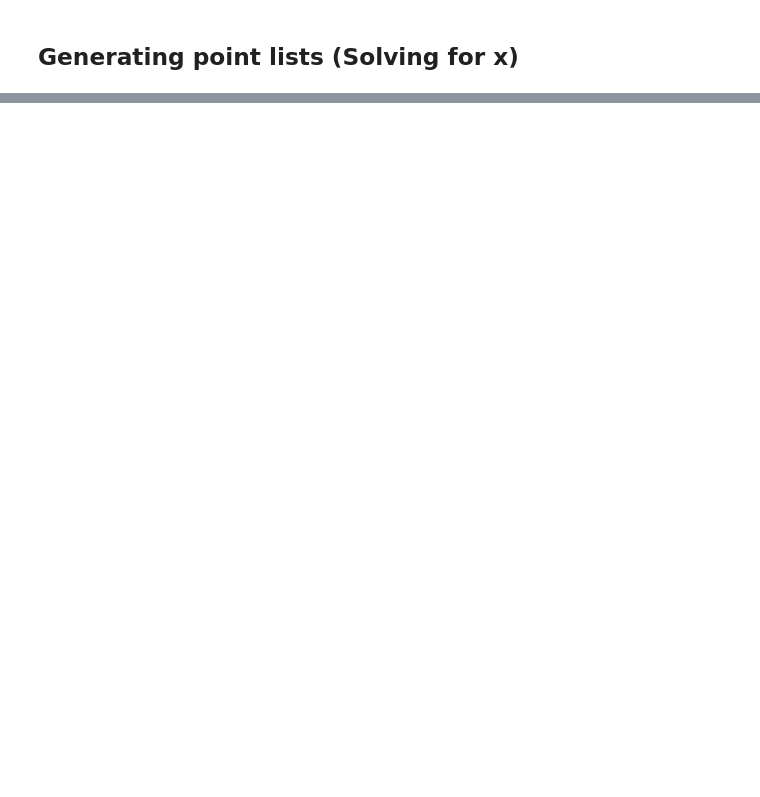
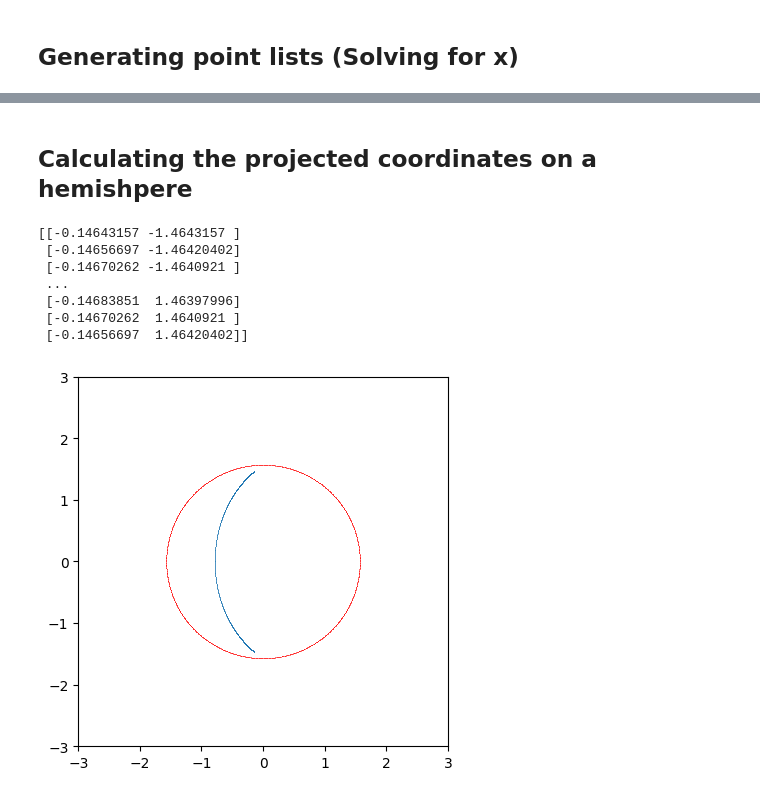
Before and after one commit to mirtorande/cubic-curve-projective-closure, a Jupyter notebook: ExperimentationStation.ipynb, the cells around one changed output, grey strips where cells are left out. Saved outputs shown, nothing was run; the diff lists cells and outputs as text; code cells hidden in the pictures; blank space fills up the shorter version.

```diff
--- a/ExperimentationStation.ipynb
+++ b/ExperimentationStation.ipynb
@@ -130,0 +162,36 @@ images[0].save(output_filename, save_all=True, append_images=images[1:], duratio
+# %% [markdown]
+## Calculating the projected coordinates on a hemishpere
+# %%
+functionCoefficients = [0, 0, 0, 0, 0, 0, 0, 1, 0, 1]
+points = generateFunctionPoints(functionCoefficients, step=0.01)
+proj_alpha = np.arctan2([y for _, y in points], [x for x, _ in points])
+proj_radius = np.arctan(np.sqrt([x**2+y**2 for x, y in points]))
+proj_x = np.cos(proj_alpha) * proj_radius
+proj_y = np.sin(proj_alpha) * proj_radius
+proj_points = np.array(list(zip(proj_x, proj_y)))
+print(proj_points)
+
+circleCoeffs = [0, 0, 0, 0, 1, 0, 1, 0, 0, -np.pi**2/4]
+circlePoints = np.array(generateFunctionPoints(circleCoeffs, step=0.01))
+
+sns.scatterplot(x = proj_points[:,0], y = proj_points[:,1], legend=False,  marker='.', edgecolor=None, s=1)
+#sns.scatterplot(x = proj_points2[:,0], y = proj_points2[:,1], legend=False,  marker='.', color='Blue', edgecolor=None, s=1)
+#sns.scatterplot(x = proj_points3[:,0], y = proj_points3[:,1], legend=False,  marker='.', color='Grey', edgecolor=None, s=1)
+#sns.scatterplot(x = proj_points4[:,0], y = proj_points4[:,1], legend=False,  marker='.', color='DarkGrey', edgecolor=None, s=1)
+sns.scatterplot(x = circlePoints[:,0], y = circlePoints[:,1], legend=False,  marker='.', color='Red', edgecolor=None, s=1)
+
+plt.gca().set_aspect('equal')
+
+plt.xlim(-3, 3)
+plt.ylim(-3, 3)
+
+plt.show()
+# %% [output]
+[[-0.14643157 -1.4643157 ]
+ [-0.14656697 -1.46420402]
+ [-0.14670262 -1.4640921 ]
+ ...
+ [-0.14683851  1.46397996]
+ [-0.14670262  1.4640921 ]
+ [-0.14656697  1.46420402]]
+[figure, added]
```
Also changed, not shown: parts of 35 cells of this notebook, 1 other file.
